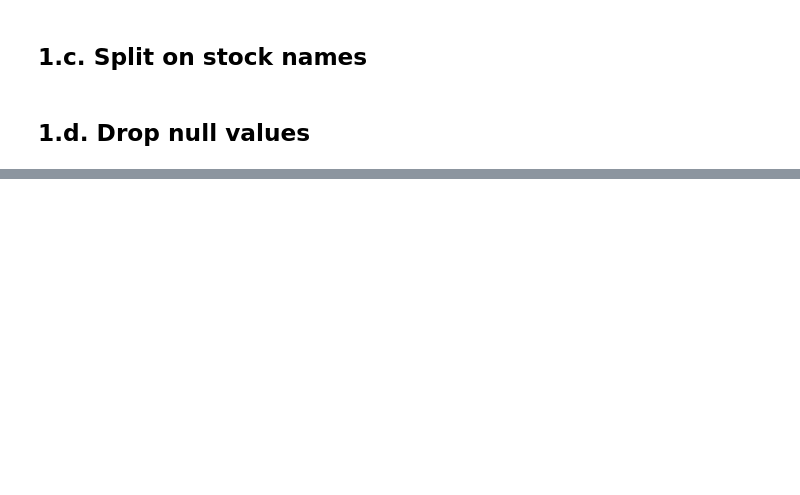
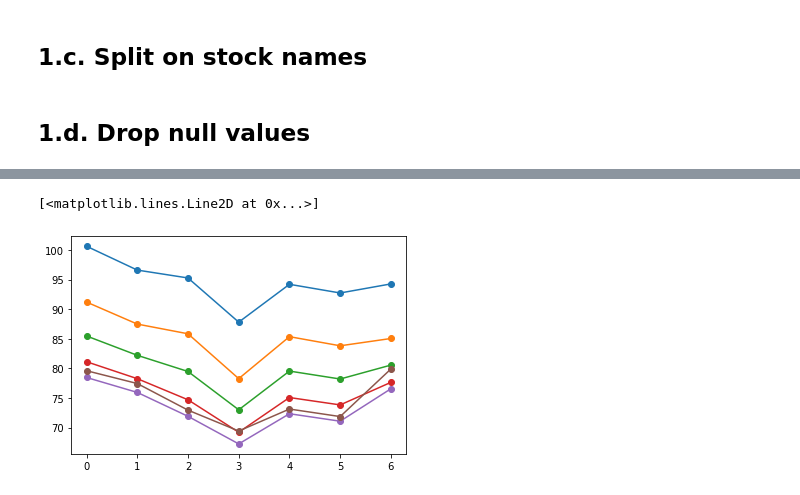
Before and after one commit to teschoua/Stock-Prediction, a Jupyter notebook: Stock-prediction.ipynb, the cells around one changed output, grey strips where cells are left out. Drawn from its saved outputs; the diff is of its cells as text; code cells hidden in the pictures; blank space fills up the shorter version.

```diff
--- a/Stock-prediction.ipynb
+++ b/Stock-prediction.ipynb
@@ -105,0 +165,12 @@ df_AAPL_scaled = scaler.fit_transform(np.array(df_AAPL).reshape(-1,1))
+# %%
+def vanilla_multistep_LSTM():
+    model = Sequential()
+    model.add(LSTM(units=50, input_shape=(nb_days, n_features)))
+    model.add(Dense(n_steps_out))
+    return model
+# %%
+model = vanilla_multistep_LSTM()
+model.summary()
+model.compile(optimizer='adam',
+              loss='mean_squared_error',
+              metrics=[tf.keras.metrics.MeanAbsoluteError(), tf.keras.metrics.Accuracy()])
@@ -105,0 +193,5 @@ df_AAPL_scaled = scaler.fit_transform(np.array(df_AAPL).reshape(-1,1))
+# %%
+model.fit(X_train,
+          y_train,
+          epochs=15,
+          batch_size = 32)
@@ -105,0 +233,4 @@ df_AAPL_scaled = scaler.fit_transform(np.array(df_AAPL).reshape(-1,1))
+# %%
+y_pred = model.predict(X_test)
+# y_test_scaled = minmax.inverse_transform(y_test.reshape(len(y_pred), len(y_pred[0])))
+y_pred_scaled = minmax.inverse_transform(y_pred)
@@ -105,0 +239,12 @@ df_AAPL_scaled = scaler.fit_transform(np.array(df_AAPL).reshape(-1,1))
+# %%
+plt.plot(y_pred_scaled[0], '-o')
+plt.plot(y_pred_scaled[1], '-o')
+plt.plot(y_pred_scaled[2], '-o')
+plt.plot(y_pred_scaled[3], '-o')
+plt.plot(y_pred_scaled[4], '-o')
+plt.plot(y_pred_scaled[5], '-o')
+# plt.plot(y_pred_scaled[6], '-o')
+# plt.plot(y_pred_scaled[7], '-o')
+# %% [output]
+[<matplotlib.lines.Line2D at 0x...>]
+[figure, added]
```
Also changed, not shown: parts of 33 cells of this notebook.
